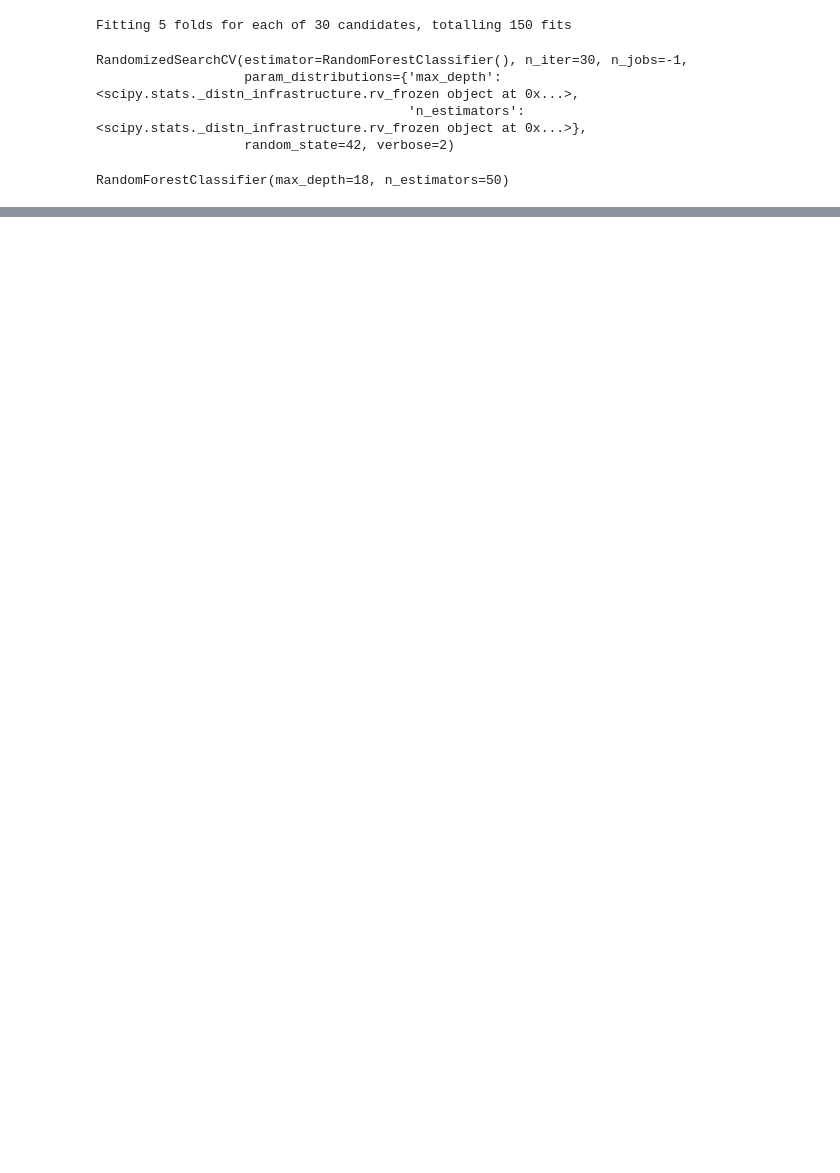
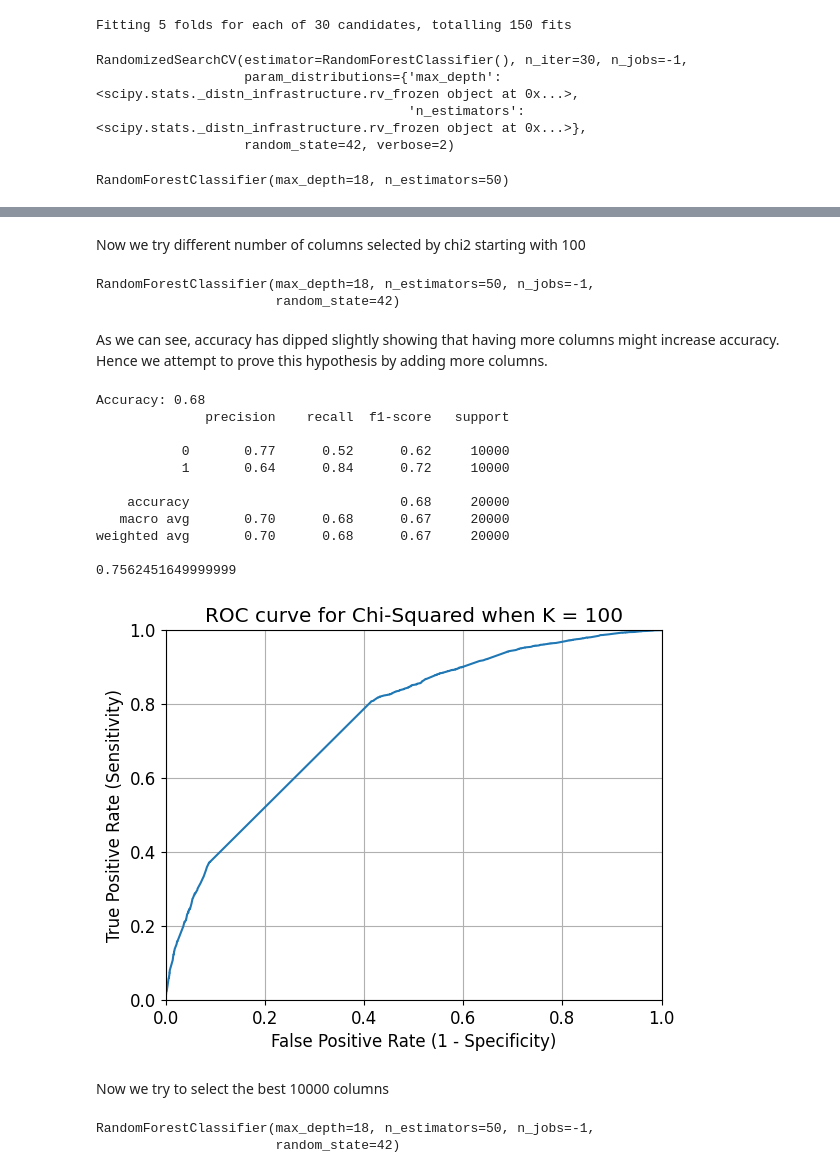
Before and after one commit to henry167b/IT1244-Project, a Jupyter notebook: Models/random forest baseline.ipynb, the cells around one changed output, grey strips where cells are left out. Saved outputs shown, nothing was run; the diff lists cells and outputs as text; code cells hidden in the pictures; blank space fills up the shorter version.

```diff
--- a/Models/random forest baseline.ipynb
+++ b/Models/random forest baseline.ipynb
@@ -47,7 +49,5 @@ one_hot_encoded = vectorizer.fit_transform(sentences)
 # %%
-from sklearn.feature_selection import chi2
-from sklearn.feature_selection import SelectKBest
-test = SelectKBest(score_func=chi2, k=1000)
+test1 = SelectKBest(score_func=chi2, k=1000)
 
-X_train_new = test.fit_transform(one_hot_encoded, y_train)
+X_train_new = test1.fit_transform(one_hot_encoded, y_train)
 # %%
@@ -114,0 +108,61 @@ print(roc_auc_score(y_test, y_pred_prob))
+# %% [markdown]
+Now we try different number of columns selected by chi2 starting with 100
+# %%
+test2 = SelectKBest(score_func=chi2, k=100)
+
+X_train_new = test2.fit_transform(one_hot_encoded, y_train)
+clf2 = RandomForestClassifier(n_estimators=50, max_depth=18, random_state=42, n_jobs = -1)
+clf2.fit(X_train_new, y_train)
+# %% [output]
+RandomForestClassifier(max_depth=18, n_estimators=50, n_jobs=-1,
+                       random_state=42)
+# %% [markdown]
+As we can see, accuracy has dipped slightly showing that having more columns might increase accuracy. Hence we attempt to prove this hypothesis by adding more columns.
+# %%
+sen = [' '.join(words) for words in X_test]
+X_test_new = vectorizer.transform(sen)
+X_test_new = test2.transform(X_test_new)
+y_pred = clf2.predict(X_test_new)
+accuracy = accuracy_score(y_test, y_pred)
+print(f'Accuracy: {accuracy:.2f}')
+
+# You can also print a classification report for more details
+print(classification_report(y_test, y_pred))
+y_pred_prob = clf2.predict_proba(X_test_new)[:, 1]
+
+fpr, tpr, thresholds = roc_curve(y_test, y_pred_prob)
+
+plt.plot(fpr, tpr)
+plt.xlim([0.0, 1.0])
+plt.ylim([0.0, 1.0])
+plt.rcParams['font.size'] = 12
+plt.title('ROC curve for Chi-Squared when K = 100')
+plt.xlabel('False Positive Rate (1 - Specificity)')
+plt.ylabel('True Positive Rate (Sensitivity)')
+plt.grid(True)
+
+print(roc_auc_score(y_test, y_pred_prob))
+# %% [output]
+Accuracy: 0.68
+              precision    recall  f1-score   support
+
+           0       0.77      0.52      0.62     10000
+           1       0.64      0.84      0.72     10000
+
+    accuracy                           0.68     20000
+   macro avg       0.70      0.68      0.67     20000
+weighted avg       0.70      0.68      0.67     20000
+
+0.7562451649999999
+[figure, added]
+# %% [markdown]
+Now we try to select the best 10000 columns
+# %%
+test3 = SelectKBest(score_func=chi2, k=10000)
+
+X_train_new = test3.fit_transform(one_hot_encoded, y_train)
+clf3 = RandomForestClassifier(n_estimators=50, max_depth=18, random_state=42, n_jobs = -1)
+clf3.fit(X_train_new, y_train)
+# %% [output]
+RandomForestClassifier(max_depth=18, n_estimators=50, n_jobs=-1,
+                       random_state=42)
```
Also changed, not shown: parts of 13 cells of this notebook, 1 other file.
